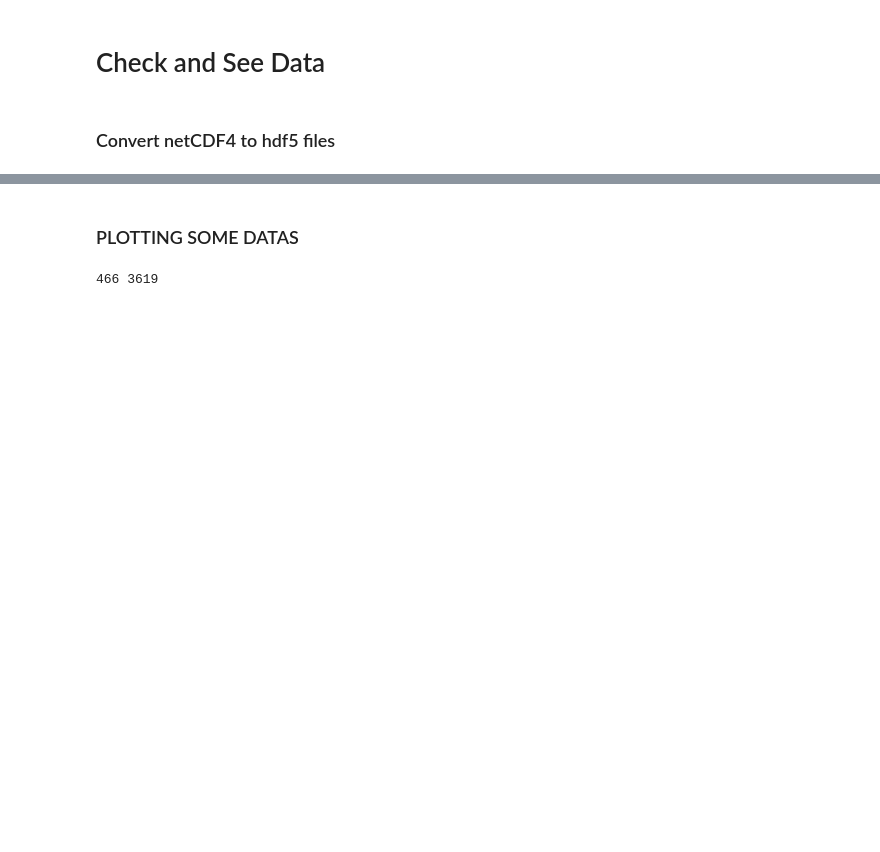
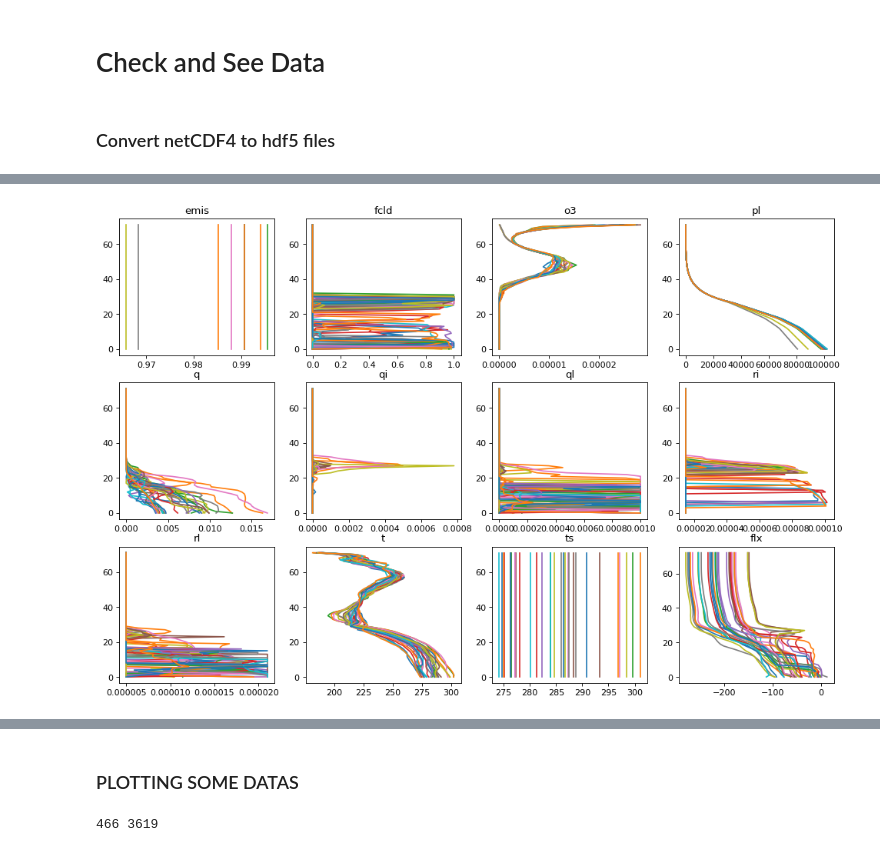
Before and after one commit to VIsh76/FLX_NN_emulation, a Jupyter notebook: DataChecking.ipynb, the cells around one changed output, grey strips where cells are left out. Saved outputs shown, nothing was run; the diff lists cells and outputs as text; code cells hidden in the pictures; blank space fills up the shorter version.

```diff
--- a/DataChecking.ipynb
+++ b/DataChecking.ipynb
@@ -7,0 +67,8 @@
+# %%
+B = data_folder, batch_size=32, preprocess_x=[])
+header = B.variables
+x0,y0 = B[0]
+y0 = y0[:,-3,:]
+Plot_Batch(x0,y0)
+# %% [output]
+[figure, added]
```
Also changed, not shown: parts of 14 cells of this notebook, 11 other files.
